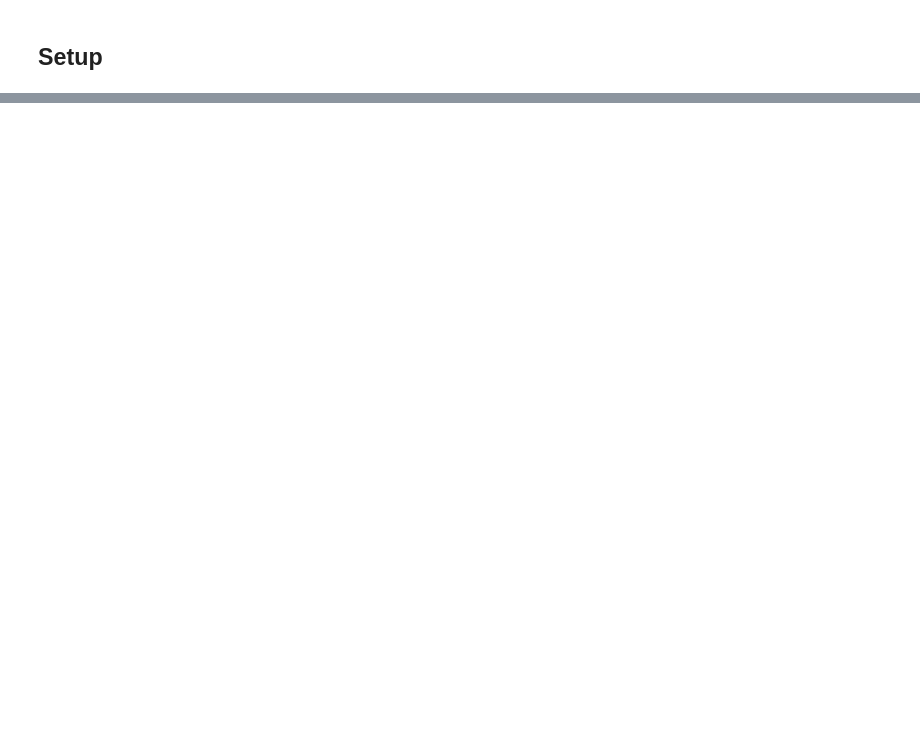
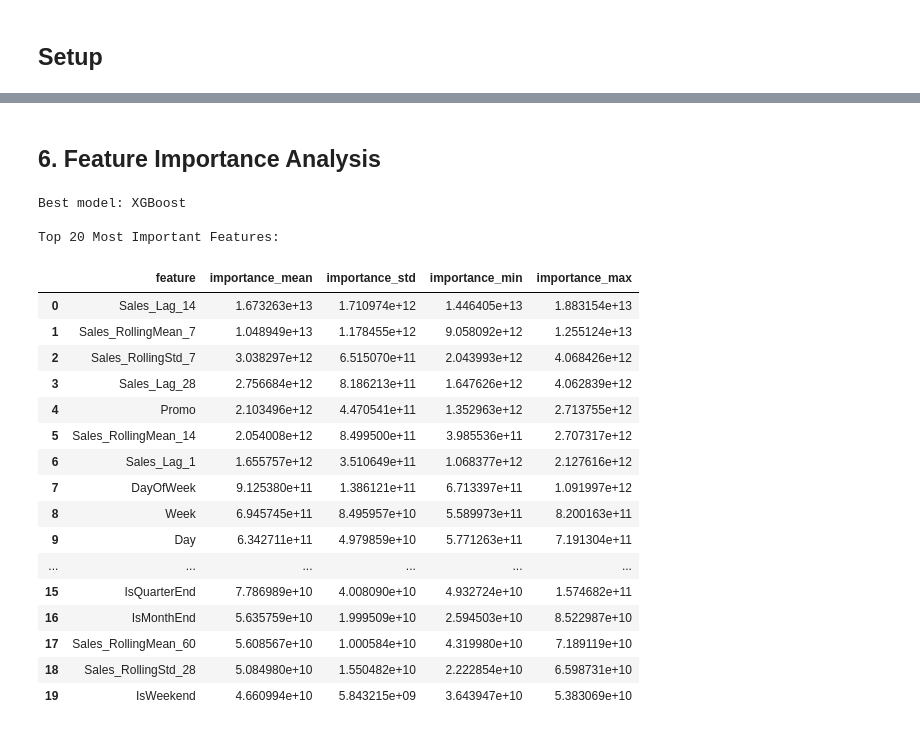
Before and after one commit to bradleyboehmke/rossmann-forecasting, a Jupyter notebook: notebooks/04-advanced-models-and-ensembles.ipynb, the cells around one changed output, grey strips where cells are left out. Drawn from its saved outputs; the diff is of its cells as text; code cells hidden in the pictures; blank space fills up the shorter version.

```diff
--- a/notebooks/04-advanced-models-and-ensembles.ipynb
+++ b/notebooks/04-advanced-models-and-ensembles.ipynb
@@ -46,0 +314,17 @@ This notebook trains advanced models and builds ensemble strategies.
+# %%
+# Load all results from JSON for consistent comparison
+# This avoids re-running model training during debugging
+with open("../outputs/metrics/baseline/naive_lastweek_cv_results.json", "r") as f:
+    naive_results = json.load(f)
+
+with open("../outputs/metrics/baseline/lightgbm_baseline_cv_results.json", "r") as f:
+    lgb_baseline_results = json.load(f)
+
+with open("../outputs/metrics/advanced/lightgbm_tuned_cv_results.json", "r") as f:
+    lgb_tuned_results_json = json.load(f)
+
+with open("../outputs/metrics/advanced/xgboost_cv_results.json", "r") as f:
+    xgb_results_json = json.load(f)
+
+with open("../outputs/metrics/advanced/catboost_cv_results.json", "r") as f:
+    cb_results_json = json.load(f)
@@ -46,0 +401,36 @@ This notebook trains advanced models and builds ensemble strategies.
+# %% [markdown]
+## 6. Feature Importance Analysis
+# %%
+# Get feature importance
+best_model_name = comparison_df.iloc[0]["Model"]
+print(f"Best model: {best_model_name}")
+
+feature_importance_df = get_feature_importance(
+    lgb_tuned_results["models"],
+    lgb_tuned_results["features"],
+    model_type="lightgbm"
+)
+
+print("\nTop 20 Most Important Features:")
+display(feature_importance_df.head(20))
+# %% [output]
+Best model: XGBoost
+
+Top 20 Most Important Features:
+|  | feature | importance_mean | importance_std | importance_min | importance_max |
+| 0 | Sales_Lag_14 | 1.673263e+13 | 1.710974e+12 | 1.446405e+13 | 1.883154e+13 |
+| 1 | Sales_RollingMean_7 | 1.048949e+13 | 1.178455e+12 | 9.058092e+12 | 1.255124e+13 |
+| 2 | Sales_RollingStd_7 | 3.038297e+12 | 6.515070e+11 | 2.043993e+12 | 4.068426e+12 |
+| 3 | Sales_Lag_28 | 2.756684e+12 | 8.186213e+11 | 1.647626e+12 | 4.062839e+12 |
+| 4 | Promo | 2.103496e+12 | 4.470541e+11 | 1.352963e+12 | 2.713755e+12 |
+| 5 | Sales_RollingMean_14 | 2.054008e+12 | 8.499500e+11 | 3.985536e+11 | 2.707317e+12 |
+| 6 | Sales_Lag_1 | 1.655757e+12 | 3.510649e+11 | 1.068377e+12 | 2.127616e+12 |
+| 7 | DayOfWeek | 9.125380e+11 | 1.386121e+11 | 6.713397e+11 | 1.091997e+12 |
+| 8 | Week | 6.945745e+11 | 8.495957e+10 | 5.589973e+11 | 8.200163e+11 |
+| 9 | Day | 6.342711e+11 | 4.979859e+10 | 5.771263e+11 | 7.191304e+11 |
+| ... | ... | ... | ... | ... | ... |
+| 15 | IsQuarterEnd | 7.786989e+10 | 4.008090e+10 | 4.932724e+10 | 1.574682e+11 |
+| 16 | IsMonthEnd | 5.635759e+10 | 1.999509e+10 | 2.594503e+10 | 8.522987e+10 |
+| 17 | Sales_RollingMean_60 | 5.608567e+10 | 1.000584e+10 | 4.319980e+10 | 7.189119e+10 |
+| 18 | Sales_RollingStd_28 | 5.084980e+10 | 1.550482e+10 | 2.222854e+10 | 6.598731e+10 |
+| 19 | IsWeekend | 4.660994e+10 | 5.843215e+09 | 3.643947e+10 | 5.383069e+10 |
```
Also changed, not shown: parts of 43 cells of this notebook, 9 other files.
